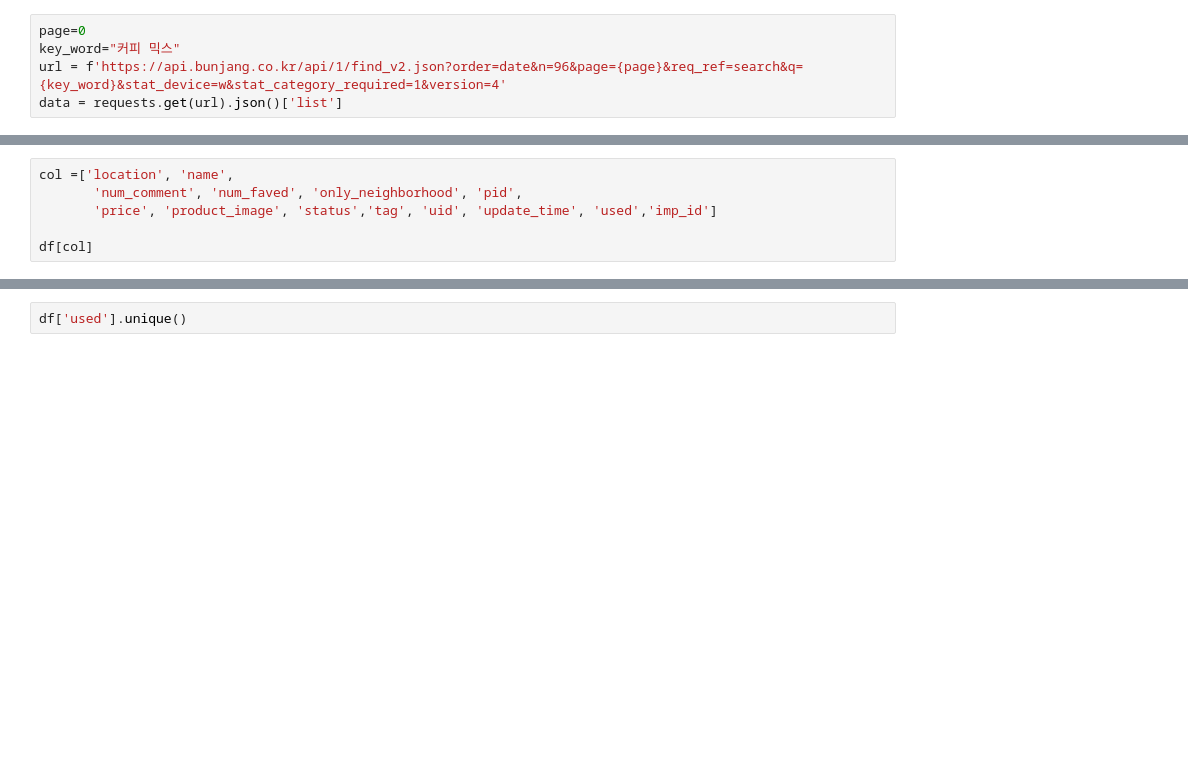
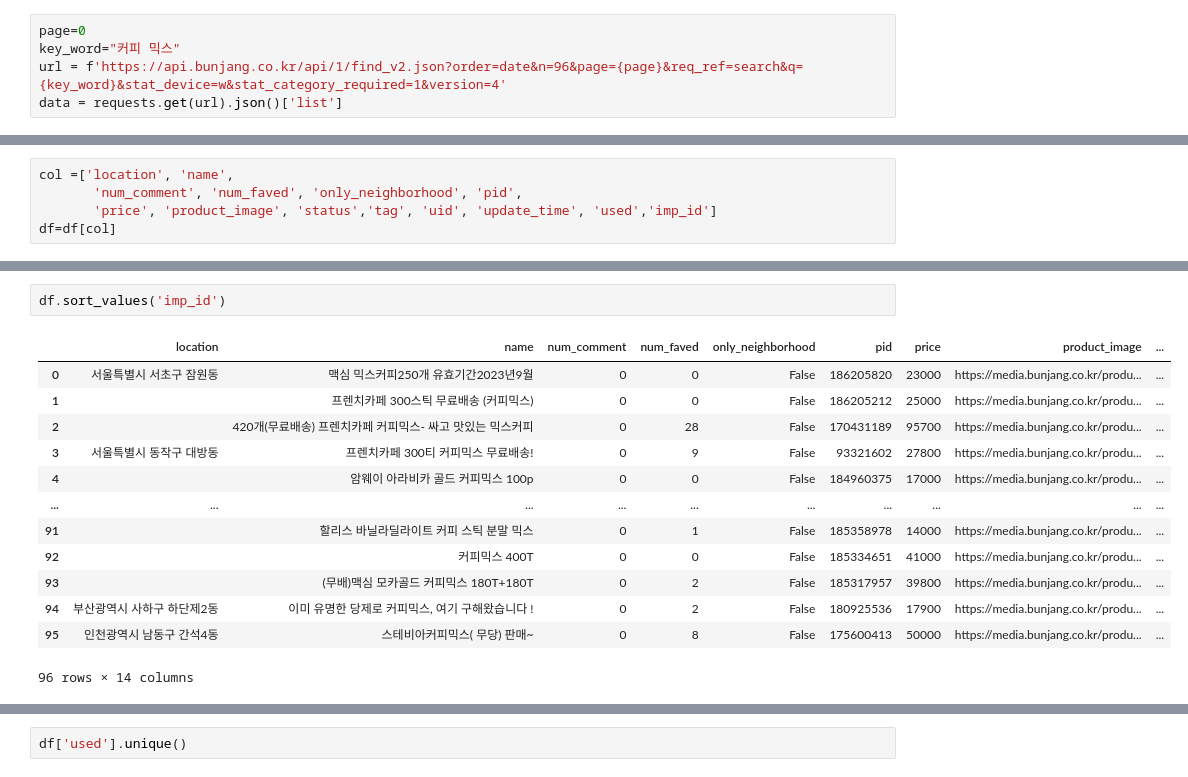
Before and after one commit to capstoneIldanGo/used_product_crawler, a Jupyter notebook: bunjang_crawler.ipynb, the cells around one changed output, grey strips where cells are left out. Saved outputs shown, nothing was run; the diff lists cells and outputs as text; blank space fills up the shorter version.

```diff
--- a/bunjang_crawler.ipynb
+++ b/bunjang_crawler.ipynb
@@ -99,5 +104,4 @@ df
 col =['location', 'name',
        'num_comment', 'num_faved', 'only_neighborhood', 'pid',
        'price', 'product_image', 'status','tag', 'uid', 'update_time', 'used','imp_id']
-
-df[col]
+df=df[col]
@@ -117,0 +108,16 @@ df[col]
+# %%
+df.sort_values('imp_id')
+# %% [output]
+|  | location | name | num_comment | num_faved | only_neighborhood | pid | price | product_image | ... |
+| 0 | 서울특별시 서초구 잠원동 | 맥심 믹스커피250개 유효기간2023년9월 | 0 | 0 | False | 186205820 | 23000 | https://media.bunjang.co.kr/produ... | ... |
+| 1 |  | 프렌치카페 300스틱 무료배송 (커피믹스) | 0 | 0 | False | 186205212 | 25000 | https://media.bunjang.co.kr/produ... | ... |
+| 2 |  | 420개(무료배송) 프렌치카페 커피믹스- 싸고 맛있는 믹스커피 | 0 | 28 | False | 170431189 | 95700 | https://media.bunjang.co.kr/produ... | ... |
+| 3 | 서울특별시 동작구 대방동 | 프렌치카페 300티 커피믹스 무료배송! | 0 | 9 | False | 93321602 | 27800 | https://media.bunjang.co.kr/produ... | ... |
+| 4 |  | 암웨이 아라비카 골드 커피믹스 100p | 0 | 0 | False | 184960375 | 17000 | https://media.bunjang.co.kr/produ... | ... |
+| ... | ... | ... | ... | ... | ... | ... | ... | ... | ... |
+| 91 |  | 할리스 바닐라딜라이트 커피 스틱 분말 믹스 | 0 | 1 | False | 185358978 | 14000 | https://media.bunjang.co.kr/produ... | ... |
+| 92 |  | 커피믹스 400T | 0 | 0 | False | 185334651 | 41000 | https://media.bunjang.co.kr/produ... | ... |
+| 93 |  | (무배)맥심 모카골드 커피믹스 180T+180T | 0 | 2 | False | 185317957 | 39800 | https://media.bunjang.co.kr/produ... | ... |
+| 94 | 부산광역시 사하구 하단제2동 | 이미 유명한 당제로 커피믹스, 여기 구해왔습니다 ! | 0 | 2 | False | 180925536 | 17900 | https://media.bunjang.co.kr/produ... | ... |
+| 95 | 인천광역시 남동구 간석4동 | 스테비아커피믹스( 무당) 판매~ | 0 | 8 | False | 175600413 | 50000 | https://media.bunjang.co.kr/produ... | ... |
+96 rows × 14 columns
```
Also changed, not shown: parts of 17 cells of this notebook.
